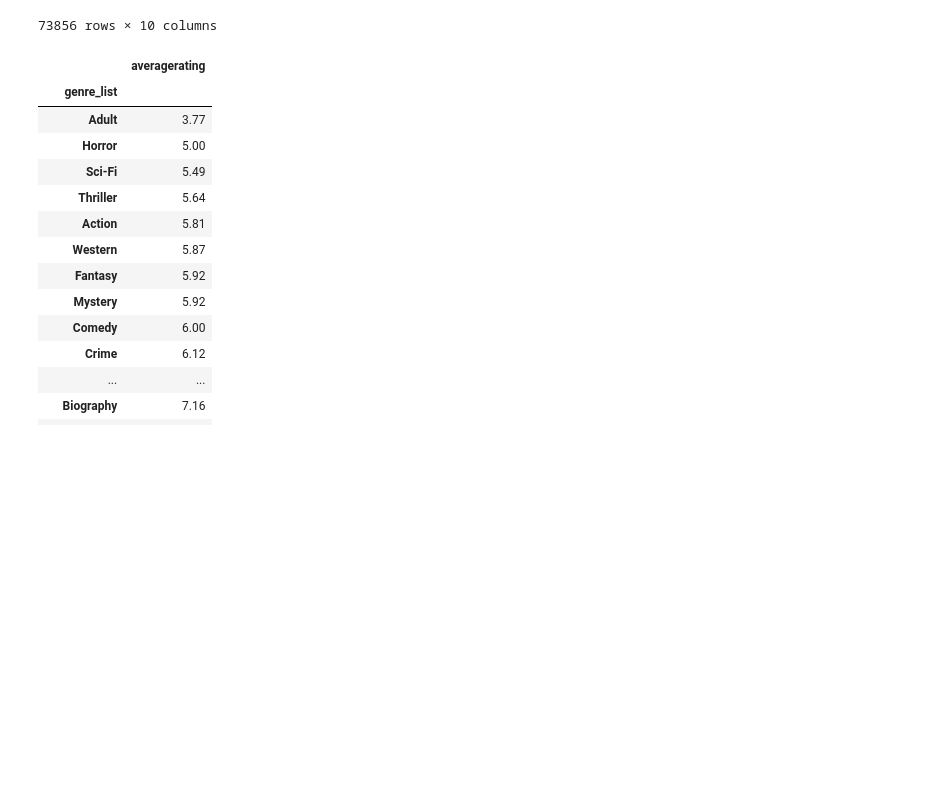
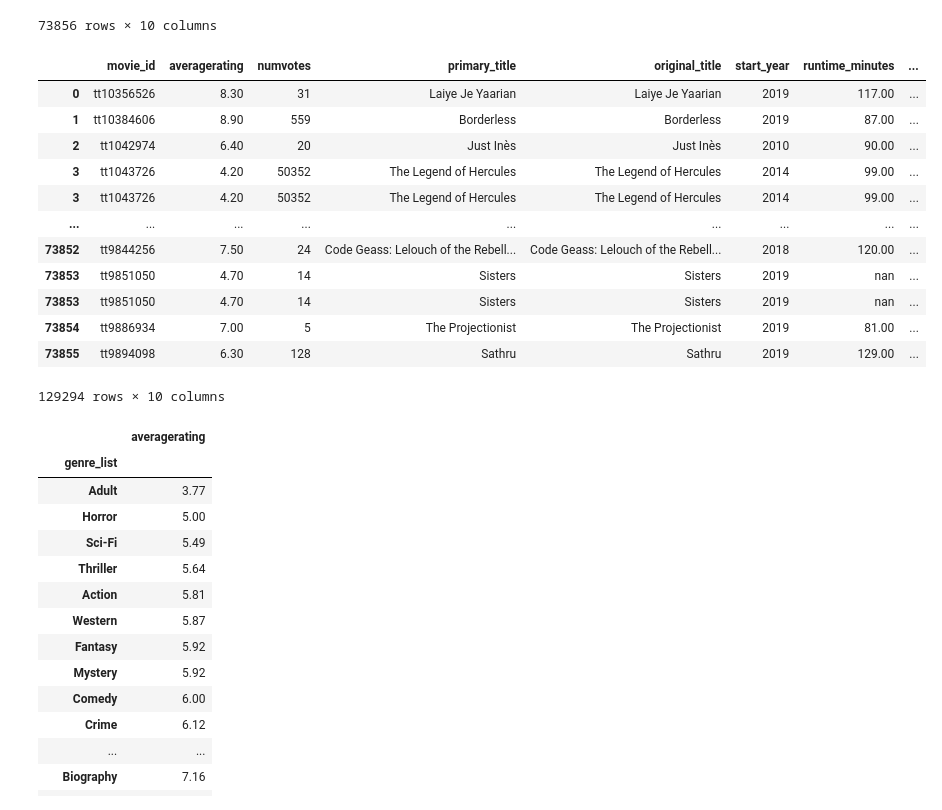
Before and after one commit to Lou-Hines/Movie_Production_Recommendations, a Jupyter notebook: Lou/IM_Exploratory_1_Hines.ipynb, the cells around one changed output. Saved outputs shown, nothing was run; the diff lists cells and outputs as text; code cells hidden in the pictures; blank space fills up the shorter version.

```diff
--- a/Lou/IM_Exploratory_1_Hines.ipynb
+++ b/Lou/IM_Exploratory_1_Hines.ipynb
@@ -377,3 +379,20 @@ praveen_df
 | 73854 | tt9886934 | 7.00 | 5 | The Projectionist | The Projectionist | 2019 | 81.00 | ... |
 | 73855 | tt9894098 | 6.30 | 128 | Sathru | Sathru | 2019 | 129.00 | ... |
 73856 rows × 10 columns
+# %%
+exploded_praveen = praveen_df.explode('genre_list')
+exploded_praveen
+# %% [output]
+|  | movie_id | averagerating | numvotes | primary_title | original_title | start_year | runtime_minutes | ... |
+| 0 | tt10356526 | 8.30 | 31 | Laiye Je Yaarian | Laiye Je Yaarian | 2019 | 117.00 | ... |
+| 1 | tt10384606 | 8.90 | 559 | Borderless | Borderless | 2019 | 87.00 | ... |
+| 2 | tt1042974 | 6.40 | 20 | Just Inès | Just Inès | 2010 | 90.00 | ... |
+| 3 | tt1043726 | 4.20 | 50352 | The Legend of Hercules | The Legend of Hercules | 2014 | 99.00 | ... |
+| 3 | tt1043726 | 4.20 | 50352 | The Legend of Hercules | The Legend of Hercules | 2014 | 99.00 | ... |
+| ... | ... | ... | ... | ... | ... | ... | ... | ... |
+| 73852 | tt9844256 | 7.50 | 24 | Code Geass: Lelouch of the Rebell... | Code Geass: Lelouch of the Rebell... | 2018 | 120.00 | ... |
+| 73853 | tt9851050 | 4.70 | 14 | Sisters | Sisters | 2019 | nan | ... |
+| 73853 | tt9851050 | 4.70 | 14 | Sisters | Sisters | 2019 | nan | ... |
+| 73854 | tt9886934 | 7.00 | 5 | The Projectionist | The Projectionist | 2019 | 81.00 | ... |
+| 73855 | tt9894098 | 6.30 | 128 | Sathru | Sathru | 2019 | 129.00 | ... |
+129294 rows × 10 columns
```
Also changed, not shown: parts of 30 cells of this notebook, 1 other file.
